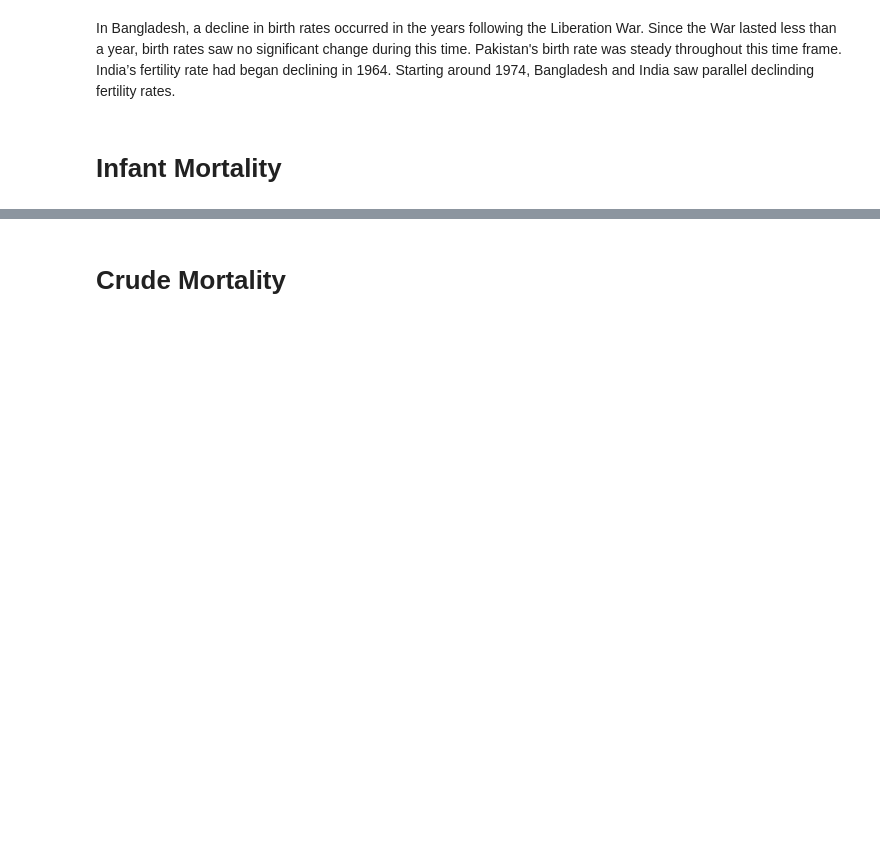
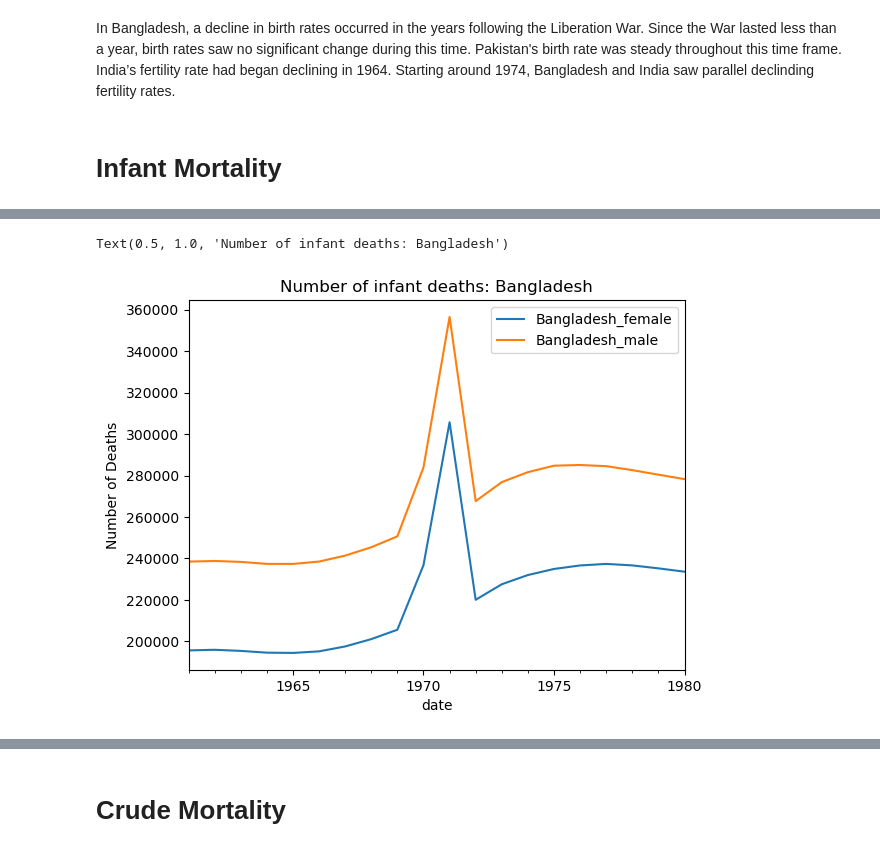
Before and after one commit to leannabaltonado/Dorothy-Thomas, a Jupyter notebook: Project_1_updated.ipynb, the cells around one changed output, grey strips where cells are left out. Drawn from its saved outputs; the diff is of its cells as text; code cells hidden in the pictures; blank space fills up the shorter version.

```diff
--- a/Project_1_updated.ipynb
+++ b/Project_1_updated.ipynb
@@ -710,0 +774,10 @@ India’s fertility rate had began declining in 1964.  Starting around 1974, Ban
+# %%
+#Number of infant deaths in Bangladesh graphed (genders compared)
+new_inf_FE_BGD = inf_FE_BGD.copy()
+all_inf_BGD = new_inf_FE_BGD.join(inf_MA_BGD)
+all_inf_BGD.plot()
+plt.ylabel("Number of Deaths")
+plt.title("Number of infant deaths: Bangladesh")
+# %% [output]
+Text(0.5, 1.0, 'Number of infant deaths: Bangladesh')
+[figure, added]
```
Also changed, not shown: parts of 6 cells of this notebook.
